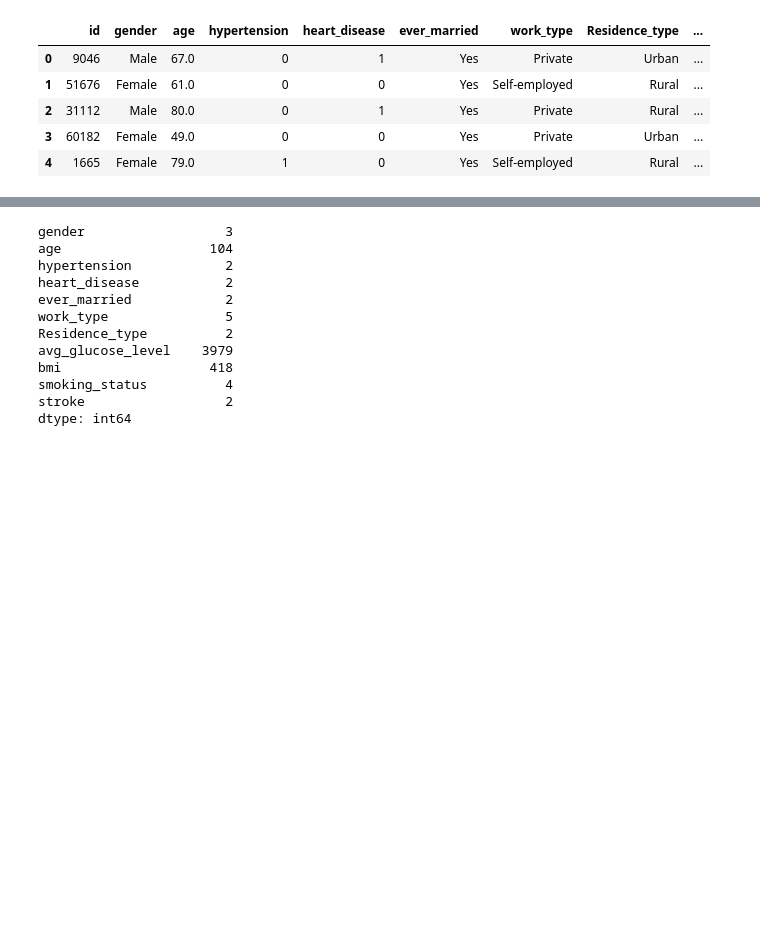
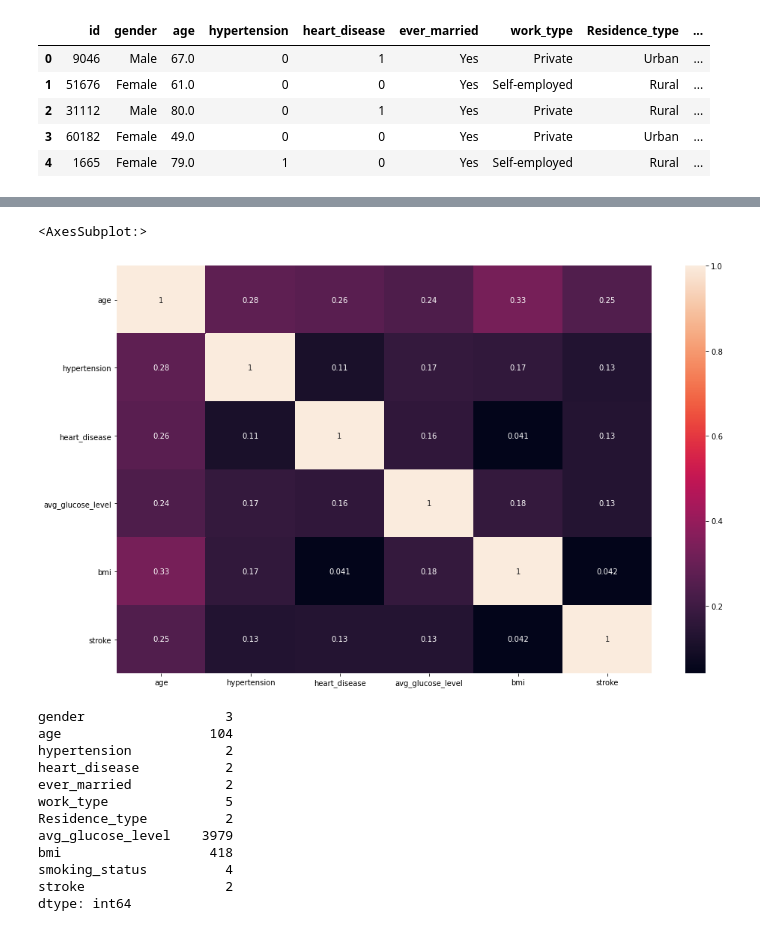
Before and after one commit to mattdharmon/stroke_data_analysis, a Jupyter notebook: Stroke Risks.ipynb, the cells around one changed output, grey strips where cells are left out. Saved outputs shown, nothing was run; the diff lists cells and outputs as text; code cells hidden in the pictures; blank space fills up the shorter version.

```diff
--- a/Stroke Risks.ipynb
+++ b/Stroke Risks.ipynb
@@ -24,3 +38,12 @@ stroke_df = stroke_df.drop(columns=['id'])
+# %%
+# Visualize the graph.
+import seaborn as sb
+import matplotlib.pyplot as plt
+plt.figure(figsize=(16,10))
+sb.heatmap(stroke_df.corr(), annot=True)
+# %% [output]
+<AxesSubplot:>
+[figure, added]
 # %%
 # Determine the number of unique values in each column.
 stroke_df.nunique()
```
Also changed, not shown: parts of 2 cells of this notebook.
